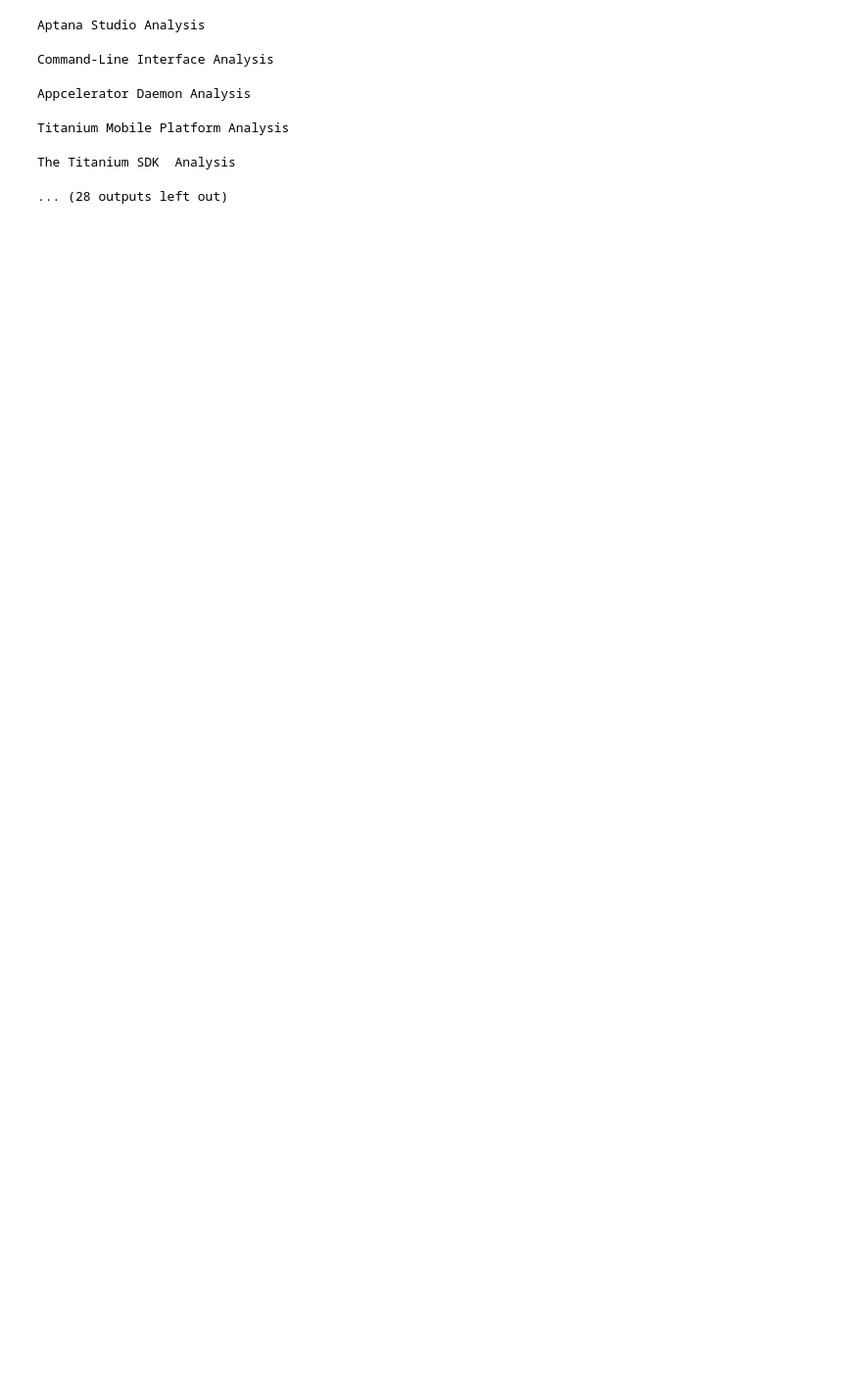
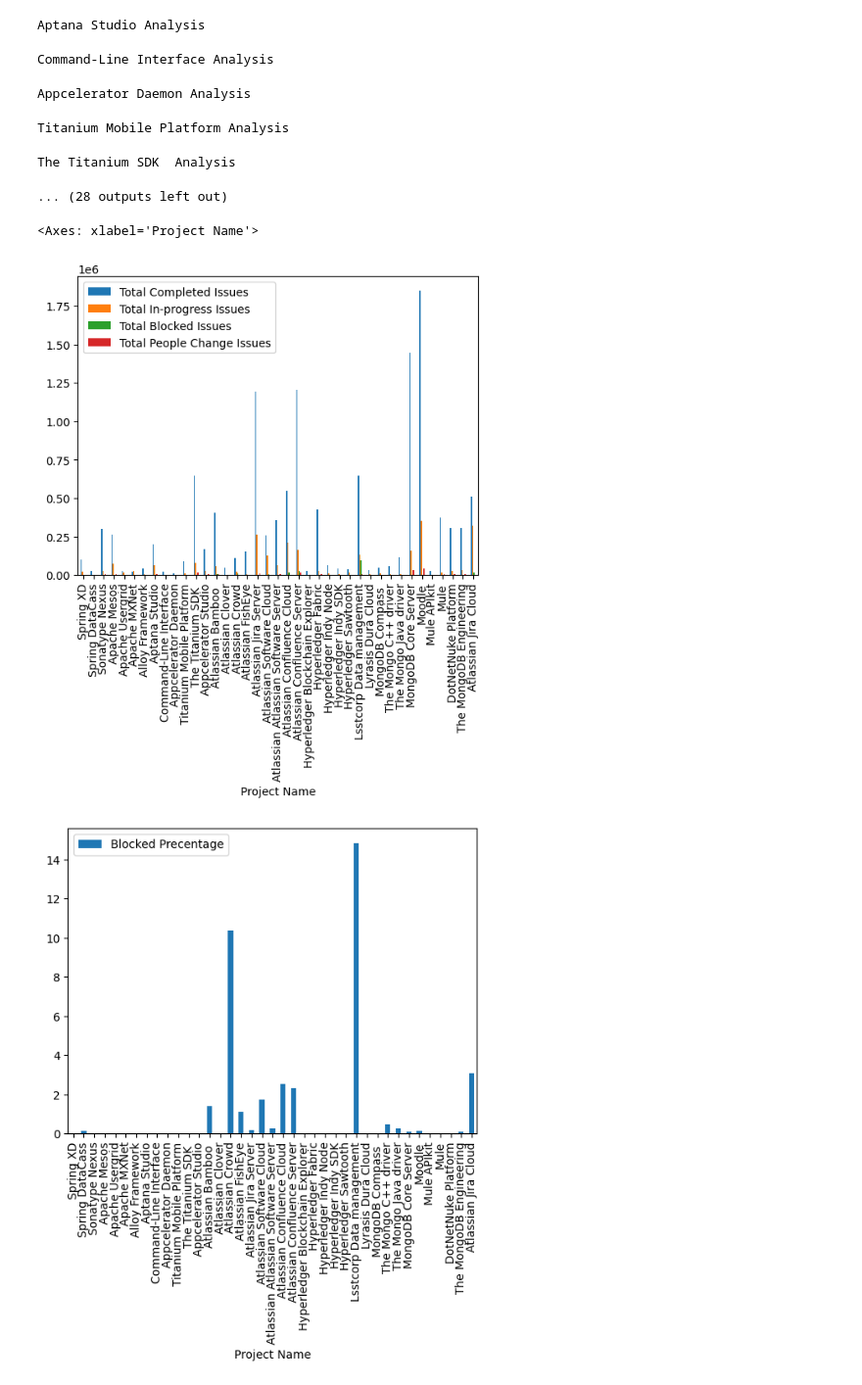
Before and after one commit to Mohamedizzath/TAWOS-Dataset-Analysis, a Jupyter notebook: Project-Status.ipynb, the cells around one changed output. Shown at 98% size. Cells and saved outputs as stored; diff of their text form; code cells hidden in the pictures; blank space fills up the shorter version.

```diff
--- a/Project-Status.ipynb
+++ b/Project-Status.ipynb
@@ -124,11 +135,5 @@ df3
 # %%
-import datetime
 
-def generate_resolution_days(row):
-    if row["Resolution"] == "Complete":
-        return (pd.to_datetime(row["Resolution_Date"]) - pd.to_datetime(row["Creation_Date"])).days
-    else:
-        return None
 
 def generate_analysis(df, project_name):
     # Analysing Total number of issues
@@ -137,17 +142,20 @@ def generate_analysis(df, project_name):
     total_number_completed_issues = df[(df["Updated Status"] == "completed")].size
     total_number_progress_issues = df[(df["Updated Status"] == "in_progress")].size
     total_number_blocked_issues = df[(df["Updated Status"] == "blocked")].size
-
     # Stats about completing a issue
     df["Resolution_Time"] = df.apply(generate_resolution_days, axis=1)
     resolution_time_quartiles_q1 = df["Resolution_Time"].quantile(0.25)
     resolution_time_quartiles_q2 = df["Resolution_Time"].quantile(0.5)
     resolution_time_quartiles_q3 = df["Resolution_Time"].quantile(0.75)
 
+    # Getting minimum and maximum resolution times
+    min_resolution_time = df["Resolution_Time"].min()
+    max_resolution_time = df["Resolution_Time"].max()
+
 
     total_change_count = (df["Freq"] > 0).sum()
 
-    return [project_name, total_number_issues, total_number_completed_issues, total_number_progress_issues, total_number_blocked_issues, total_change_count, resolution_time_quartiles_q1, resolution_time_quartiles_q2, resolution_time_quartiles_q3]
+    return [project_name, total_number_issues, total_number_completed_issues, total_number_progress_issues, total_number_blocked_issues, total_change_count, min_resolution_time, resolution_time_quartiles_q1, resolution_time_quartiles_q2, resolution_time_quartiles_q3, max_resolution_time]
 
 def generate(conn):
     df = pd.read_sql_query("SELECT ID, Name FROM Project", conn)
@@ -157,11 +165,12 @@ def generate(conn):
        project_id = project_row['ID']
        sql_query = f"SELECT Issue.*, Issue_ID, COUNT(CASE WHEN Change_Log.ID > 0 AND Change_Log.Change_Type='PEOPLE' THEN 1 END) AS Freq FROM Issue LEFT JOIN Change_Log ON Issue.ID = Change_Log.Issue_ID GROUP BY Issue.ID HAVING issue.Project_ID = {project_id}"
        df = pd.read_sql_query(sql_query, conn)
-       df['Updated Status'] = df3.apply(add_updated_status, axis=1)
+       df['Updated Status'] = df.apply(add_updated_status, axis=1)
 
        rows.append(generate_analysis(df, project_row["Name"]))
 
-    return pd.DataFrame(rows, columns=["Project Name", "Total Issues", "Total Completed Issues", "Total In-progress Issues", "Total Blocked Issues", "Total People Change Issues", "Resolution Time(Q1/days)", "Resolution Time(Q2/days)", "Resolution Time(Q3/days)"])
+
+    return pd.DataFrame(rows, columns=["Project Name", "Total Issues", "Total Completed Issues", "Total In-progress Issues", "Total Blocked Issues", "Total People Change Issues", "Minimum Resolution Time", "Resolution Time(Q1/days)", "Resolution Time(Q2/days)", "Resolution Time(Q3/days)", "Maximum Resolution Time"])
 
 
 df4 = generate(conn)
@@ -180,3 +189,27 @@ Appcelerator Daemon Analysis
 Titanium Mobile Platform Analysis
 The Titanium SDK  Analysis
 ... (28 outputs left out)
+# %%
+import matplotlib.pyplot as plt
+
+def get_blocked_PR(row):
+    return row["Total Blocked Issues"] / row["Total Completed Issues"] * 100
+
+def get_people_change_per(row):
+    return row["Total People Change Issues"] / row["Total Completed Issues"] * 100
+
+data1 = df4[["Project Name", "Total Completed Issues", "Total In-progress Issues", "Total Blocked Issues", "Total People Change Issues"]]
+data1 = data1.set_index("Project Name")
+data1.plot.bar()
+
+# Getting avarage blocked PR compared to completed/blocked
+data1["Blocked Precentage"] = data1.apply(get_blocked_PR, axis=1)
+data1.plot.bar(y=["Blocked Precentage"])
+
+# Number of PR where PEOPLE changed
+data1["People Change PR Precentage"] = data1.apply(get_people_change_per, axis=1)
+data1.plot.bar(y=["People Change PR Precentage"])
+# %% [output]
+<Axes: xlabel='Project Name'>
+[figure, added]
+[figure, added]
```
Also changed, not shown: parts of 7 cells of this notebook, 1 other file.
